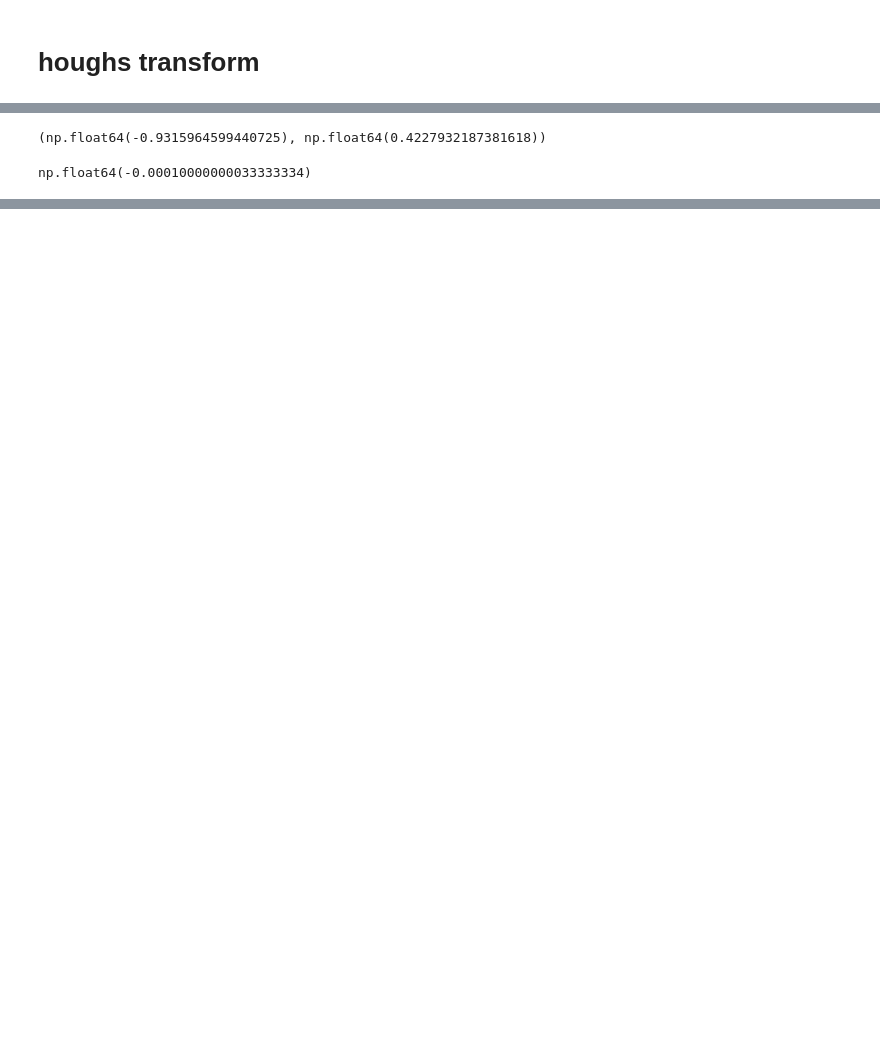
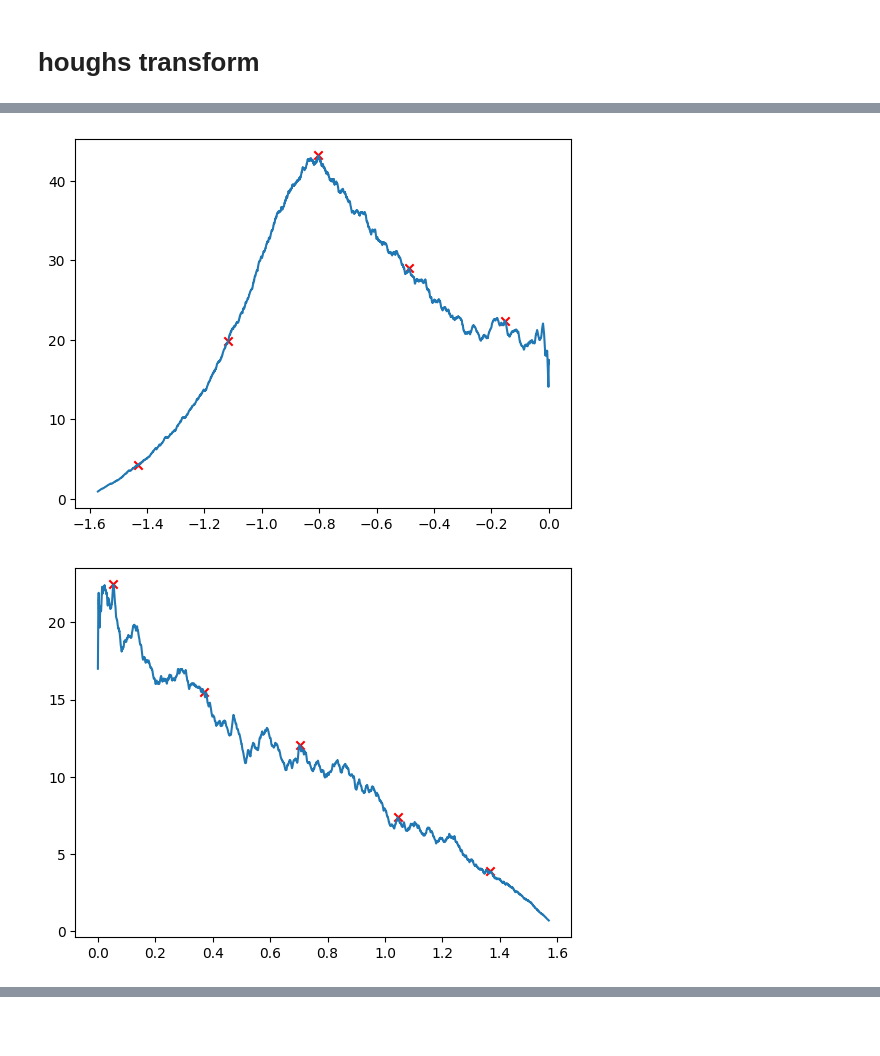
Before and after one commit to peppy-senpai/MBTA, a Jupyter notebook: code/blue_line_delay_analysis.ipynb, the cells around one changed output, grey strips where cells are left out. Cells and saved outputs as stored; diff of their text form; code cells hidden in the pictures; blank space fills up the shorter version.

```diff
--- a/code/blue_line_delay_analysis.ipynb
+++ b/code/blue_line_delay_analysis.ipynb
@@ -266,8 +282,46 @@ for peak in peaks:
-# %%
-np.tan(-0.75), np.tan(0.4)
-# %% [output]
-(np.float64(-0.9315964599440725), np.float64(0.4227932187381618))
-# %%
-np.tan(-0.0001)
-# %% [output]
-np.float64(-0.00010000000033333334)
+# %%
+from scipy.signal import find_peaks
+
+precision = 10000
+error_tol = 0.05
+
+m_lst = []
+
+for cor in [-1,1]:
+    m_ = np.linspace(0, cor*np.pi/2, precision)
+    m = np.tan(m_)
+    data = resd[resd['cor']==cor]
+    x = np.repeat(data['pred_resd'].to_numpy().reshape(-1,1), repeats=precision, axis=1)
+    y = data['target_resd'].to_numpy().reshape(-1,1)
+
+
+    mx = m*x
+
+    y_resd = np.abs(mx-y)
+    vote = np.where(y_resd<=error_tol, True, False).sum(axis=0)
+
+    df = pd.DataFrame({
+        'x': m_,
+        'y': vote
+    })
+
+    df['y'] = df['y'].ewm(span=precision/20).mean()
+    peaks, _ = find_peaks(df['y'], distance=precision/5)
+
+    idx = df['y'].idxmax()
+    m_lst.append(df['x'].loc[idx])
+
+    plt.figure()
+    plt.plot(df['x'], df['y'])
+    for peak in peaks:
+        plt.scatter(df['x'].iloc[peak], df['y'].iloc[peak], color='red', marker='x')
+
+xaxis = np.linspace(-500,500,3)
+plt.figure()
+plt.scatter(resd['pred_resd'],resd['target_resd'], alpha=0.1)
+for m in m_lst:
+    yaxis = m*xaxis
+    plt.plot(xaxis, yaxis, 'k--')
+# %% [output]
+[figure, added]
+[figure, added]
@@ -273,0 +329,2 @@ np.float64(-0.00010000000033333334)
+# %% [markdown]
+#
```
Also changed, not shown: parts of 7 cells of this notebook, 5 other files.
